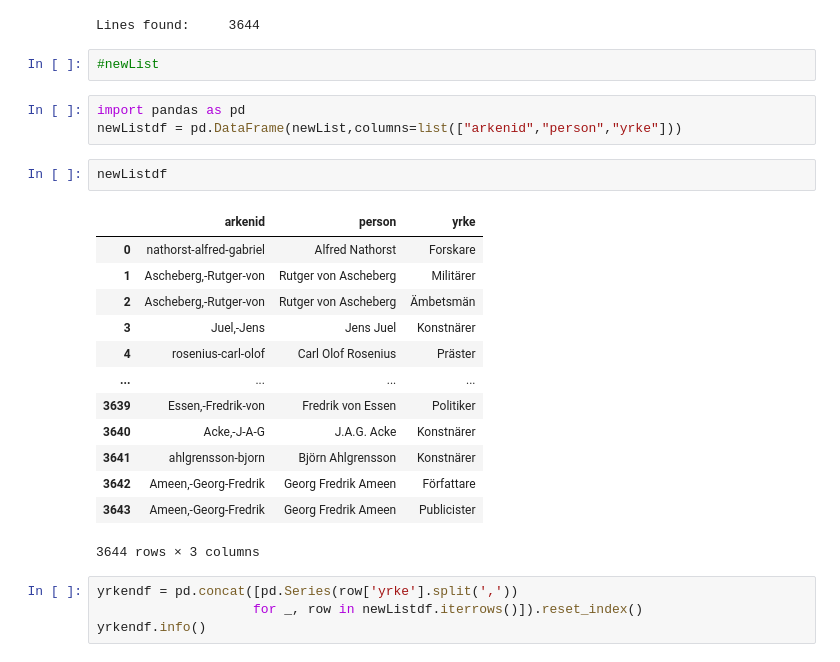
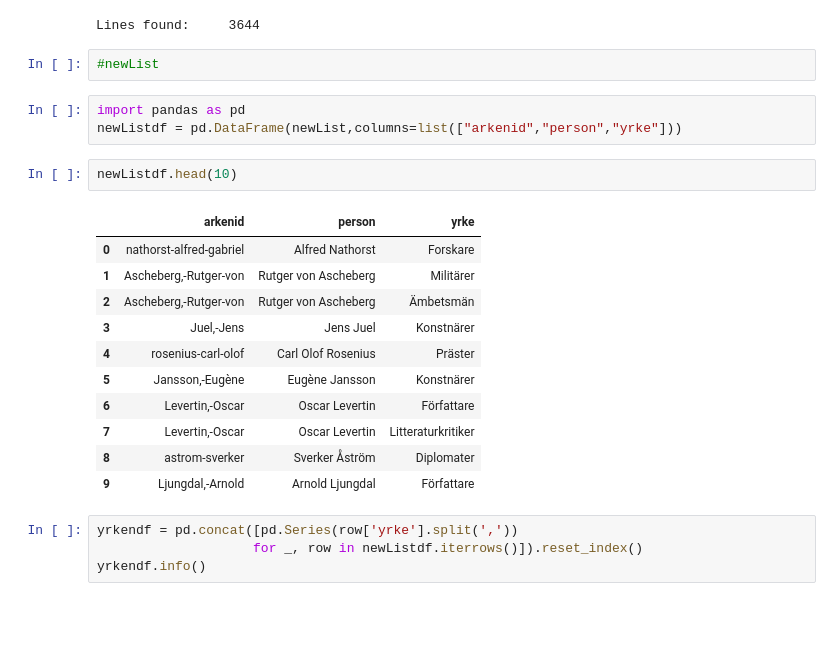
Before and after one commit to salgo60/HISCOKoder, a Jupyter notebook: Jupyter/Arken yrken.ipynb, the cells around one changed output. Saved outputs shown, nothing was run; the diff lists cells and outputs as text; blank space fills up the shorter version.

```diff
--- a/Jupyter/Arken yrken.ipynb
+++ b/Jupyter/Arken yrken.ipynb
@@ -125,27 +125,25 @@ print("Lines found:\t", len(newList))
 # TBD
 # %% [output]
 Lines found:     3644
-# %%
-#newList
+# %%
+#newList
 # %%
 import pandas as pd
 newListdf = pd.DataFrame(newList,columns=list(["arkenid","person","yrke"]))
 # %%
-newListdf
+newListdf.head(10)
 # %% [output]
 |  | arkenid | person | yrke |
 | 0 | nathorst-alfred-gabriel | Alfred Nathorst | Forskare |
 | 1 | Ascheberg,-Rutger-von | Rutger von Ascheberg | Militärer |
 | 2 | Ascheberg,-Rutger-von | Rutger von Ascheberg | Ämbetsmän |
 | 3 | Juel,-Jens | Jens Juel | Konstnärer |
 | 4 | rosenius-carl-olof | Carl Olof Rosenius | Präster |
-| ... | ... | ... | ... |
-| 3639 | Essen,-Fredrik-von | Fredrik von Essen | Politiker |
-| 3640 | Acke,-J-A-G | J.A.G. Acke | Konstnärer |
-| 3641 | ahlgrensson-bjorn | Björn Ahlgrensson | Konstnärer |
-| 3642 | Ameen,-Georg-Fredrik | Georg Fredrik Ameen | Författare |
-| 3643 | Ameen,-Georg-Fredrik | Georg Fredrik Ameen | Publicister |
+| 5 | Jansson,-Eugène | Eugène Jansson | Konstnärer |
+| 6 | Levertin,-Oscar | Oscar Levertin | Författare |
+| 7 | Levertin,-Oscar | Oscar Levertin | Litteraturkritiker |
+| 8 | astrom-sverker | Sverker Åström | Diplomater |
+| 9 | Ljungdal,-Arnold | Arnold Ljungdal | Författare |
-3644 rows × 3 columns
 # %%
 yrkendf = pd.concat([pd.Series(row['yrke'].split(','))
                     for _, row in newListdf.iterrows()]).reset_index()
```
Also changed, not shown: parts of 1 cell of this notebook.
